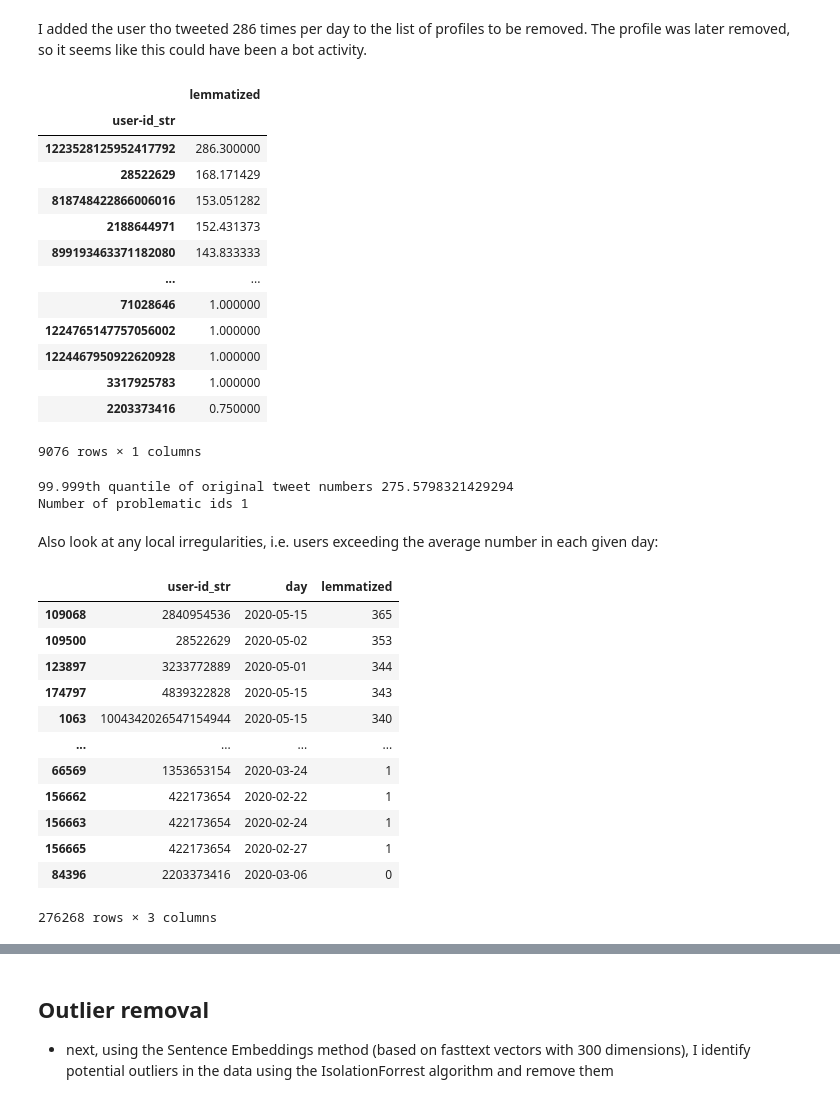
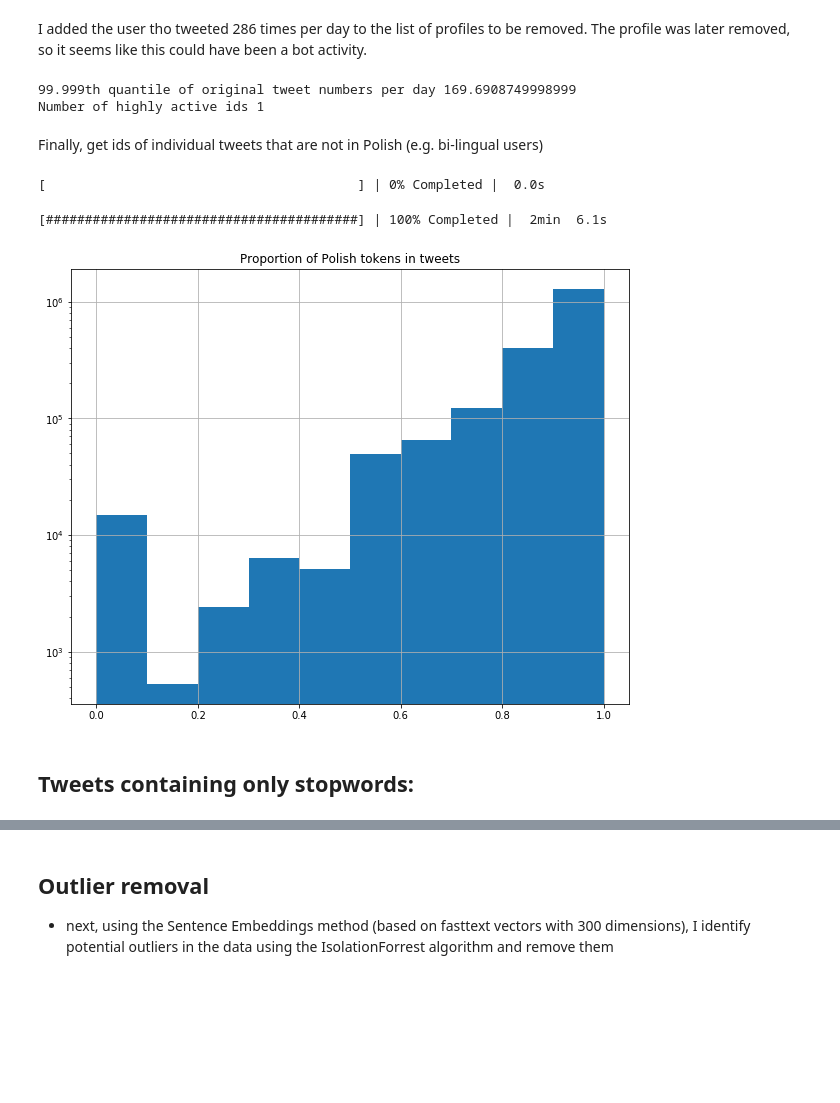
Before and after one commit to bodzioboo/twitter, a Jupyter notebook: notebooks/preparation/preprocessing.ipynb, the cells around one changed output, grey strips where cells are left out. Drawn from its saved outputs; the diff is of its cells as text; code cells hidden in the pictures; blank space fills up the shorter version.

```diff
--- a/notebooks/preparation/preprocessing.ipynb
+++ b/notebooks/preparation/preprocessing.ipynb
@@ -152,0 +193,7 @@ Example tweets:
+# %%
+with ProgressBar():
+    polishness = data.groupby(['user-id_str']).agg({'polish':'mean'}).compute()
+    drop_users = polishness[polishness['polish'] < 0.4].index.tolist()
+    print(f"Number of non-Polish users {len(drop_users)}")
+    print("Example tweets:")
+    tweets_nonpolish = data[data['user-id_str'].isin(drop_users)].sample(frac = 0.1, random_state = 1234).compute()
@@ -183,51 +252,26 @@ plt.show()
 # %% [markdown]
 I added the user tho tweeted 286 times per day to the list of profiles to be removed. The profile was later removed, so it seems like this could have been a bot activity.
-# %%
-counts_avg
-# %% [output]
-|  | lemmatized |
-| user-id_str |  |
-| 1223528125952417792 | 286.300000 |
-| 28522629 | 168.171429 |
-| 818748422866006016 | 153.051282 |
-| 2188644971 | 152.431373 |
-| 899193463371182080 | 143.833333 |
-| ... | ... |
-| 71028646 | 1.000000 |
-| 1224765147757056002 | 1.000000 |
-| 1224467950922620928 | 1.000000 |
-| 3317925783 | 1.000000 |
-| 2203373416 | 0.750000 |
-9076 rows × 1 columns
 # %%
-path_drop = os.path.join(path, 'results/cleaning/users_drop_ids.json')
-lim = counts_avg.quantile(0.99999)[0]
-print(f'99.999th quantile of original tweet numbers {lim}')
-high_activity = counts_avg[counts_avg['lemmatized'] > lim].reset_index()['user-id_str'].tolist()
-print(f'Number of problematic ids {len(high_activity)}')
-if not os.path.isfile(path_drop):
-    drop_ids = list(set(users_nonpolish + high_activity))
-    json.dump(drop_ids, open(path_drop, 'w'))
-else:
-    drop_ids = json.load(open(path_drop, 'r'))
+PATH_DROP = os.path.join(PATH, 'results/cleaning/drop_users.json')
+lim = counts_avg.quantile(0.9999)
+print(f'99.999th quantile of original tweet numbers per day {lim}')
+high_activity = counts_avg[counts_avg > lim].reset_index()['user-id_str'].tolist()
+print(f'Number of highly active ids {len(high_activity)}')
+drop_users = list(set(drop_users + high_activity))
+json.dump(drop_users, open(PATH_DROP, 'w'))
 # %% [output]
-99.999th quantile of original tweet numbers 275.5798321429294
-Number of problematic ids 1
+99.999th quantile of original tweet numbers per day 169.6908749998999
+Number of highly active ids 1
-# %% [markdown]
-Also look at any local irregularities, i.e. users exceeding the average number in each given day:
-# %%
-counts[np.logical_not(counts['user-id_str'].isin(drop_ids))].sort_values('lemmatized', ascending = False)
-# %% [output]
-|  | user-id_str | day | lemmatized |
-| 109068 | 2840954536 | 2020-05-15 | 365 |
-| 109500 | 28522629 | 2020-05-02 | 353 |
-| 123897 | 3233772889 | 2020-05-01 | 344 |
-| 174797 | 4839322828 | 2020-05-15 | 343 |
-| 1063 | 1004342026547154944 | 2020-05-15 | 340 |
-| ... | ... | ... | ... |
-| 66569 | 1353653154 | 2020-03-24 | 1 |
-| 156662 | 422173654 | 2020-02-22 | 1 |
-| 156663 | 422173654 | 2020-02-24 | 1 |
-| 156665 | 422173654 | 2020-02-27 | 1 |
-| 84396 | 2203373416 | 2020-03-06 | 0 |
-276268 rows × 3 columns
+# %% [markdown]
+Finally, get ids of individual tweets that are not in Polish (e.g. bi-lingual users)
+# %%
+with ProgressBar():
+    fig, ax = plt.subplots(1, 1, figsize = (10,10))
+    ax.set_title('Proportion of Polish tokens in tweets')
+    data.loc[np.logical_not(data['user-id_str'].isin(drop_users))].polish.sample(0.2).compute().hist(figsize = (10, 8), ax = ax)
+    plt.yscale('log')
+    plt.show()
+# %% [output]
+[                                        ] | 0% Completed |  0.0s
+[########################################] | 100% Completed |  2min  6.1s
+[figure, added]
@@ -233,0 +282,2 @@ counts[np.logical_not(counts['user-id_str'].isin(drop_ids))].sort_values('lemmat
+# %% [markdown]
+## Tweets containing only stopwords:
```
Also changed, not shown: parts of 43 cells of this notebook, 19 other files.
